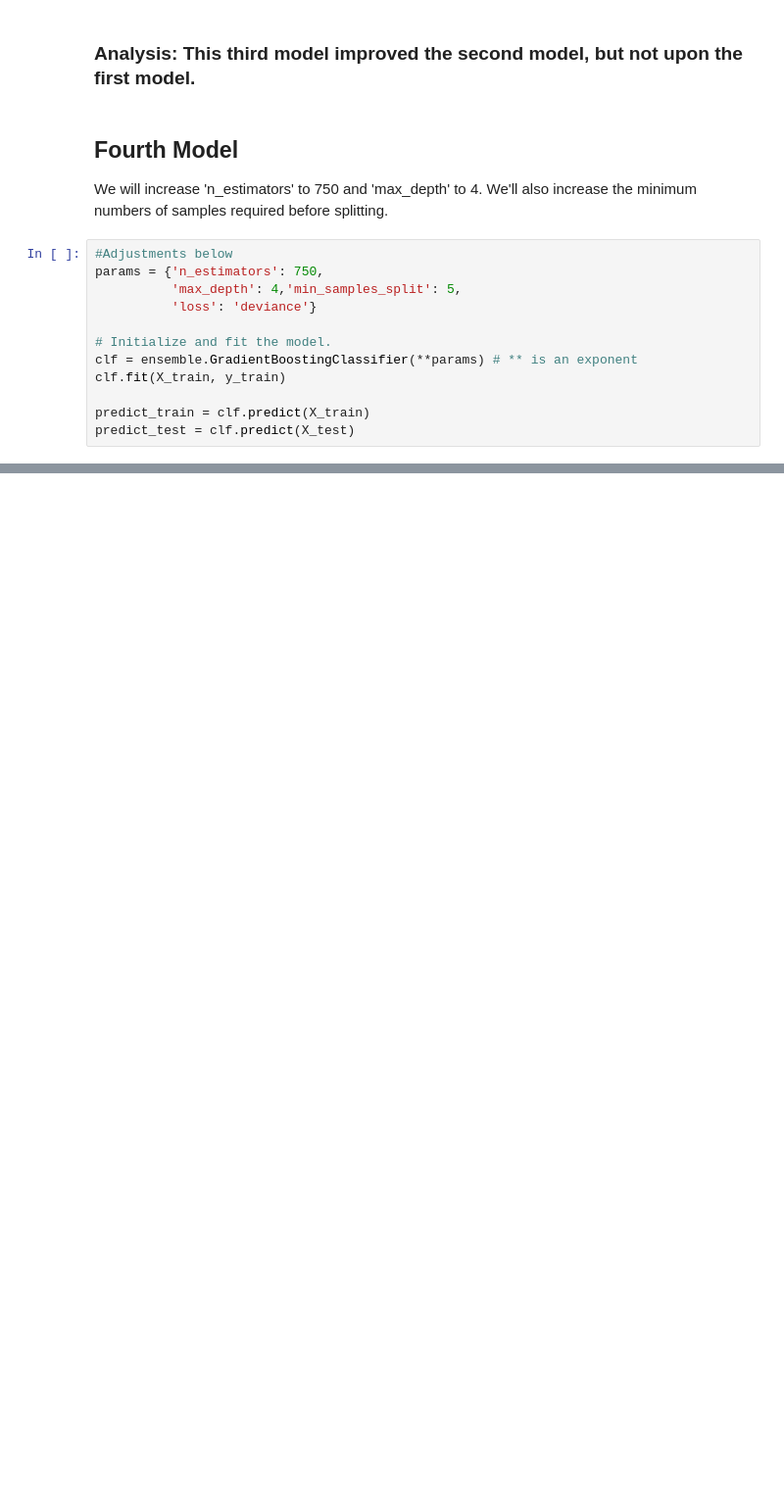
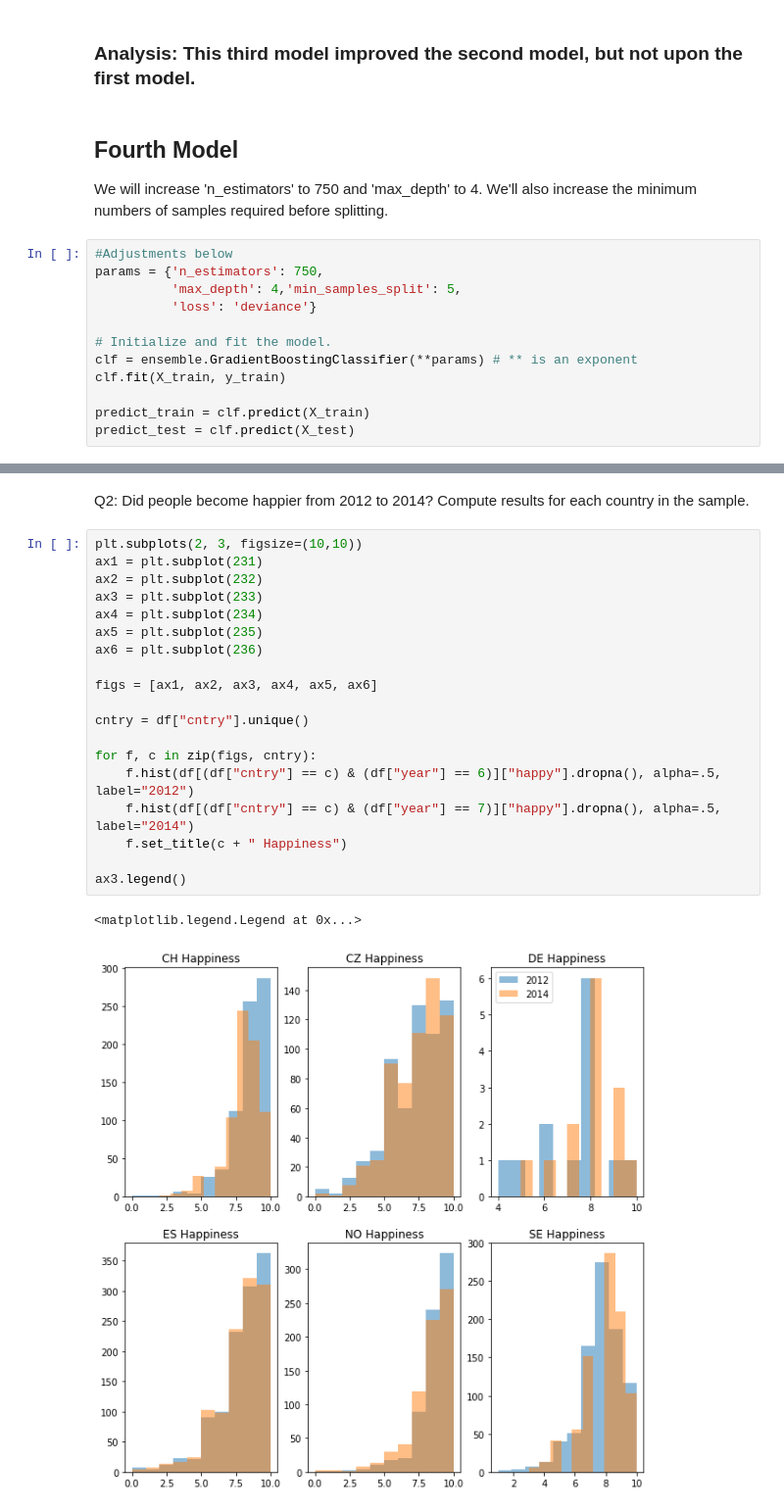
Before and after one commit to pitaconsumer/Jupyter-Projects, a Jupyter notebook: Module 22_Boosting Models Challenge_European Social Survey Data.ipynb, the cells around one changed output, grey strips where cells are left out. Shown: that part at 98% size. Saved outputs shown, nothing was run; the diff lists cells and outputs as text; blank space fills up the shorter version.

```diff
--- a/Module 22_Boosting Models Challenge_European Social Survey Data.ipynb
+++ b/Module 22_Boosting Models Challenge_European Social Survey Data.ipynb
@@ -257,0 +369,24 @@ clf.score(X_test, y_test)
+# %% [markdown]
+Q2: Did people become happier from 2012 to 2014? Compute results for each country in the sample.
+# %%
+plt.subplots(2, 3, figsize=(10,10))
+ax1 = plt.subplot(231)
+ax2 = plt.subplot(232)
+ax3 = plt.subplot(233)
+ax4 = plt.subplot(234)
+ax5 = plt.subplot(235)
+ax6 = plt.subplot(236)
+
+figs = [ax1, ax2, ax3, ax4, ax5, ax6]
+
+cntry = df["cntry"].unique()
+
+for f, c in zip(figs, cntry):
+    f.hist(df[(df["cntry"] == c) & (df["year"] == 6)]["happy"].dropna(), alpha=.5, label="2012")
+    f.hist(df[(df["cntry"] == c) & (df["year"] == 7)]["happy"].dropna(), alpha=.5, label="2014")
+    f.set_title(c + " Happiness")
+
+ax3.legend()
+# %% [output]
+<matplotlib.legend.Legend at 0x...>
+[figure, added]
```
Also changed, not shown: parts of 42 cells of this notebook.
